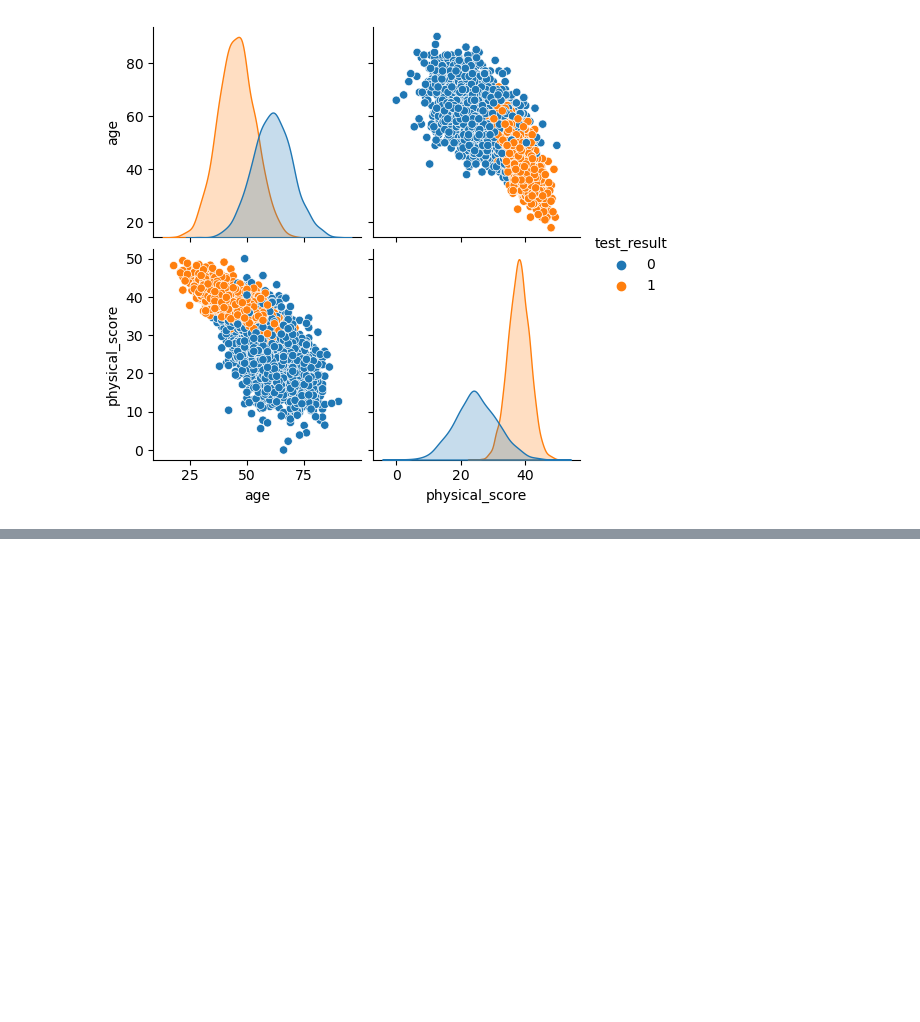
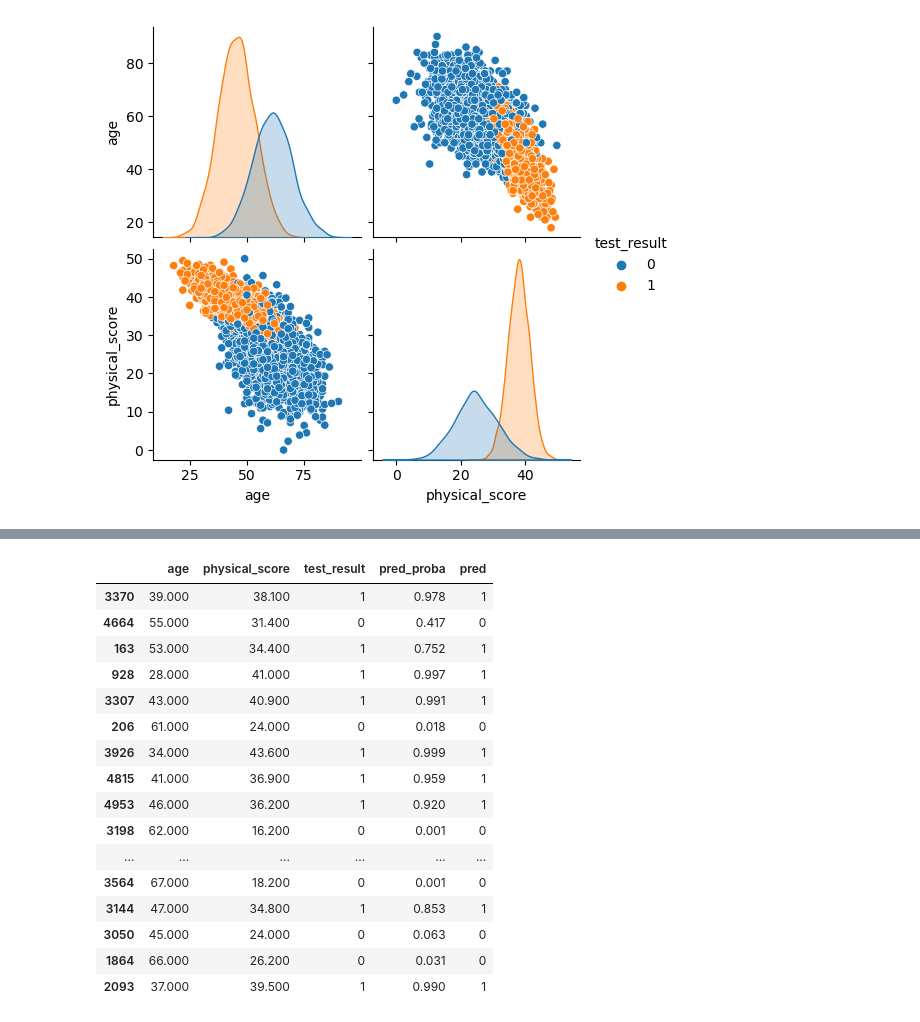
Before and after one commit to pir23oguz/B_150, a Jupyter notebook: My_ml/My_5-Logistic Regression 18.07.2023.ipynb, the cells around one changed output, grey strips where cells are left out. Cells and saved outputs as stored; diff of their text form; code cells hidden in the pictures; blank space fills up the shorter version.

```diff
--- a/My_ml/My_5-Logistic Regression 18.07.2023.ipynb
+++ b/My_ml/My_5-Logistic Regression 18.07.2023.ipynb
@@ -169,0 +195,3 @@ array([[-0.903313  ,  3.48541689]])
+# %%
+y_pred_proba = log_model.predict_proba(X_test_scaled) # Olasilik hesaplarini gormek icin kullanilan code
+y_pred_proba  # ilk derse ozel sonradan buna bakmayacagiz
@@ -169,0 +211,3 @@ array([[-0.903313  ,  3.48541689]])
+# %%
+test_data = pd.concat([X_test, y_test], axis = 1)
+test_data
@@ -169,0 +228,3 @@ array([[-0.903313  ,  3.48541689]])
+# %%
+test_data["pred_proba"] = y_pred_proba[:,1]
+test_data
@@ -169,0 +245,3 @@ array([[-0.903313  ,  3.48541689]])
+# %%
+test_data["pred"] = y_pred
+test_data
@@ -169,0 +264,20 @@ array([[-0.903313  ,  3.48541689]])
+# %%
+test_data.sample(20)
+# %% [output]
+|  | age | physical_score | test_result | pred_proba | pred |
+| 3370 | 39.000 | 38.100 | 1 | 0.978 | 1 |
+| 4664 | 55.000 | 31.400 | 0 | 0.417 | 0 |
+| 163 | 53.000 | 34.400 | 1 | 0.752 | 1 |
+| 928 | 28.000 | 41.000 | 1 | 0.997 | 1 |
+| 3307 | 43.000 | 40.900 | 1 | 0.991 | 1 |
+| 206 | 61.000 | 24.000 | 0 | 0.018 | 0 |
+| 3926 | 34.000 | 43.600 | 1 | 0.999 | 1 |
+| 4815 | 41.000 | 36.900 | 1 | 0.959 | 1 |
+| 4953 | 46.000 | 36.200 | 1 | 0.920 | 1 |
+| 3198 | 62.000 | 16.200 | 0 | 0.001 | 0 |
+| ... | ... | ... | ... | ... | ... |
+| 3564 | 67.000 | 18.200 | 0 | 0.001 | 0 |
+| 3144 | 47.000 | 34.800 | 1 | 0.853 | 1 |
+| 3050 | 45.000 | 24.000 | 0 | 0.063 | 0 |
+| 1864 | 66.000 | 26.200 | 0 | 0.031 | 0 |
+| 2093 | 37.000 | 39.500 | 1 | 0.990 | 1 |
```
Also changed, not shown: parts of 63 cells of this notebook, 2 other files.
